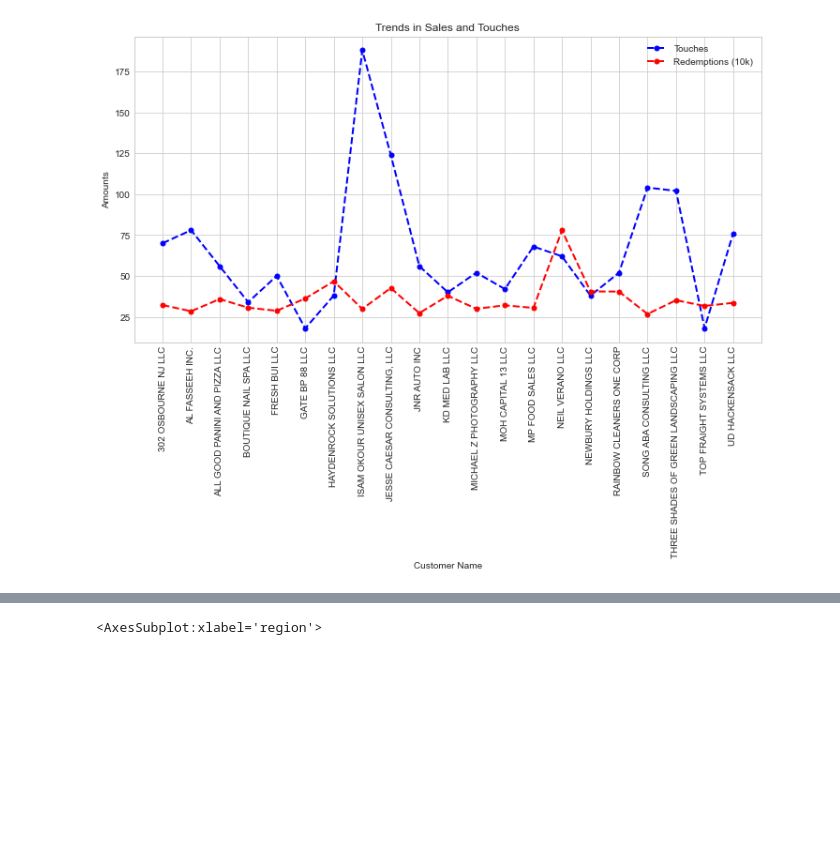
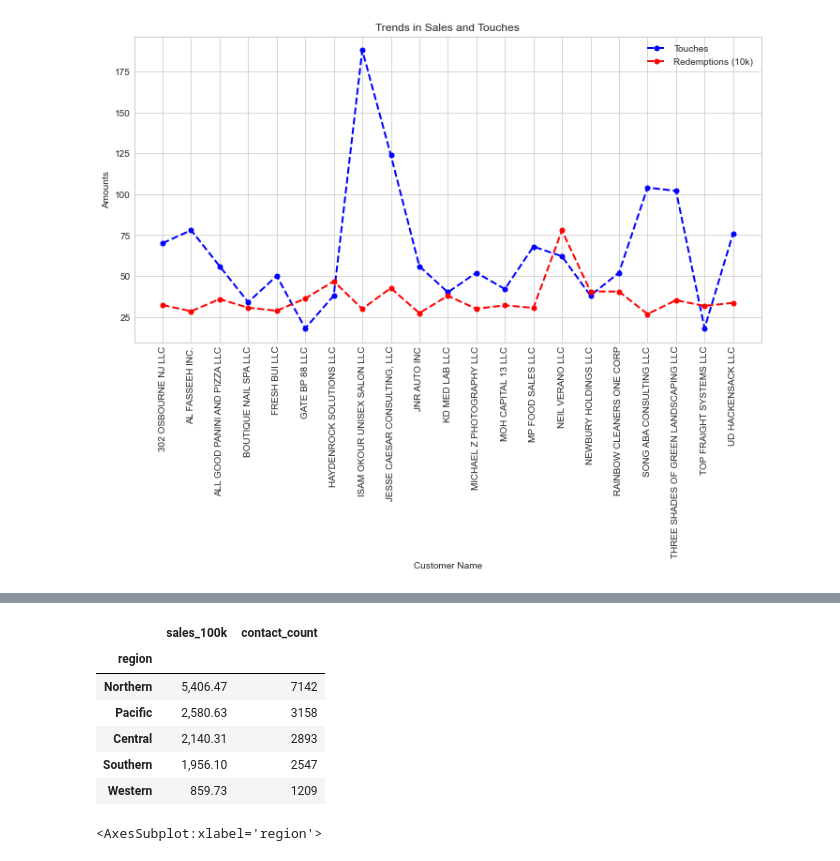
Before and after one commit to bthodla/udsnd_prj1, a Jupyter notebook: notebooks/udsnd_prj1.ipynb, the cells around one changed output, grey strips where cells are left out. Saved outputs shown, nothing was run; the diff lists cells and outputs as text; code cells hidden in the pictures; blank space fills up the shorter version.

```diff
--- a/notebooks/udsnd_prj1.ipynb
+++ b/notebooks/udsnd_prj1.ipynb
@@ -225,3 +221,24 @@ ValueError: Could not interpret input 'Ticker'
+# %%
+query = '''
+select region, round(sum(sales), 2)/100000 as sales_100k, count(distinct contact_df.contact_id) as contact_count
+from state_df inner join contact_df on state_df.state_code = contact_df.state_code
+    inner join txn_df on contact_df.contact_id = txn_df.contact_id
+group by 1
+having sum(txn_df.sales) > 1000000
+order by 2 desc
+'''
+
+sales_by_region_df = sqldf(query, globals())
+sales_by_region_idx_df = sales_by_region_df.set_index('region')
+sales_by_region_idx_df.head()
+# %% [output]
+|  | sales_100k | contact_count |
+| region |  |  |
+| Northern | 5,406.47 | 7142 |
+| Pacific | 2,580.63 | 3158 |
+| Central | 2,140.31 | 2893 |
+| Southern | 1,956.10 | 2547 |
+| Western | 859.73 | 1209 |
 # %%
 sales_by_region_idx_df.plot(kind = 'bar')
 # %% [output]
```
Also changed, not shown: parts of 3 cells of this notebook.
